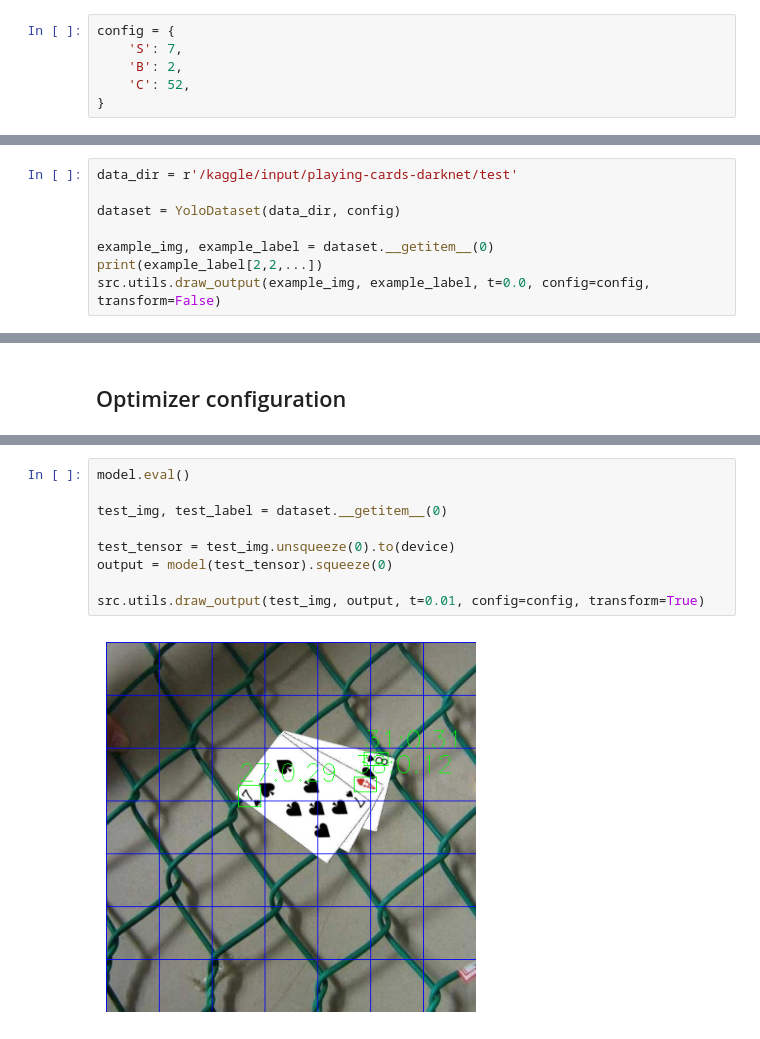
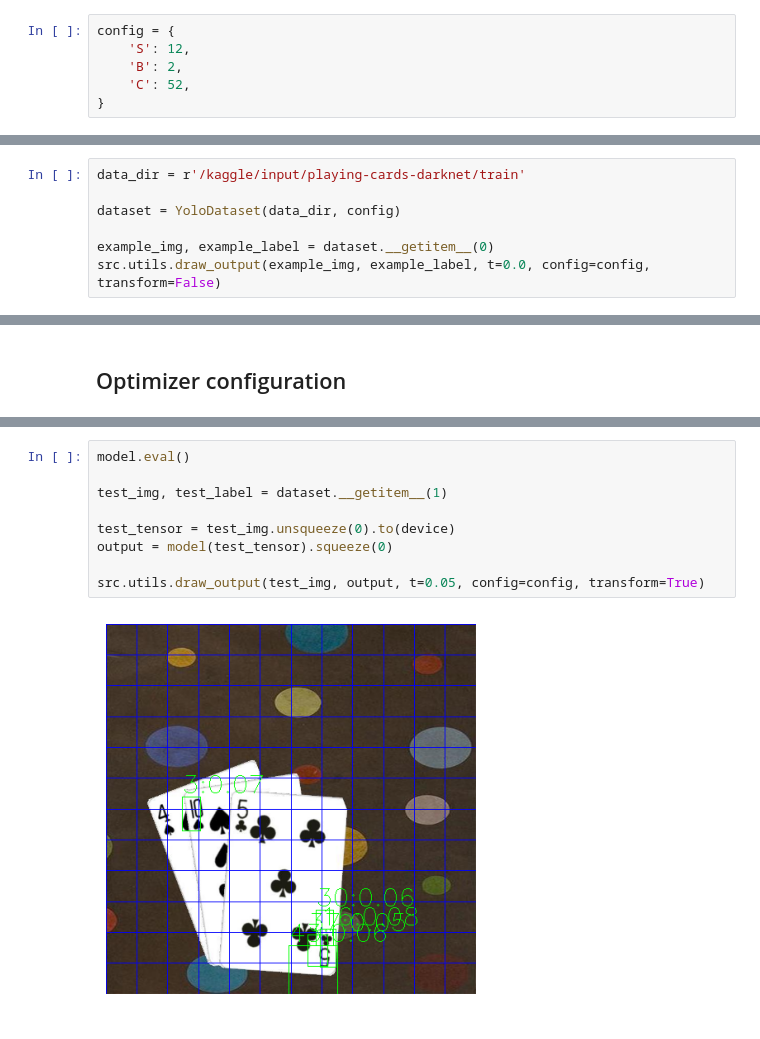
Before and after one commit to LucasAurouet/yolov1-from-scratch, a Jupyter notebook: notebooks/yolov1-from-scratch.ipynb, the cells around one changed output, grey strips where cells are left out. Saved outputs shown, nothing was run; the diff lists cells and outputs as text.

```diff
--- a/notebooks/yolov1-from-scratch.ipynb
+++ b/notebooks/yolov1-from-scratch.ipynb
@@ -49,7 +49,7 @@ Main hyperparameters for the YOLOv1 model:
 - C: the number of classes in the dataset (52).
 # %%
 config = {
-    'S': 7,
+    'S': 12,
     'B': 2,
     'C': 52,
 }
@@ -81,11 +81,10 @@ src.utils.draw_output displays the image along with the bounding boxes and class
 - The t=0.0 argument controls the confidence threshold for drawing boxes (here set to 0 to show all boxes).
 - transform=False ensures we visualize the raw image without any additional preprocessing.
 # %%
-data_dir = r'/kaggle/input/playing-cards-darknet/test'
+data_dir = r'/kaggle/input/playing-cards-darknet/train'
 
 dataset = YoloDataset(data_dir, config)
 
 example_img, example_label = dataset.__getitem__(0)
-print(example_label[2,2,...])
 src.utils.draw_output(example_img, example_label, t=0.0, config=config, transform=False)
 # %% [output]
@@ -191,11 +148,11 @@ Epoch 100/100, Loss: 0.0111
 # %%
 model.eval()
 
-test_img, test_label = dataset.__getitem__(0)
+test_img, test_label = dataset.__getitem__(1)
 
 test_tensor = test_img.unsqueeze(0).to(device)
 output = model(test_tensor).squeeze(0)
 
-src.utils.draw_output(test_img, output, t=0.01, config=config, transform=True)
+src.utils.draw_output(test_img, output, t=0.05, config=config, transform=True)
 # %% [output]
-[figure, old version]
+[figure, new version]
```
Also changed, not shown: parts of 6 cells of this notebook.
